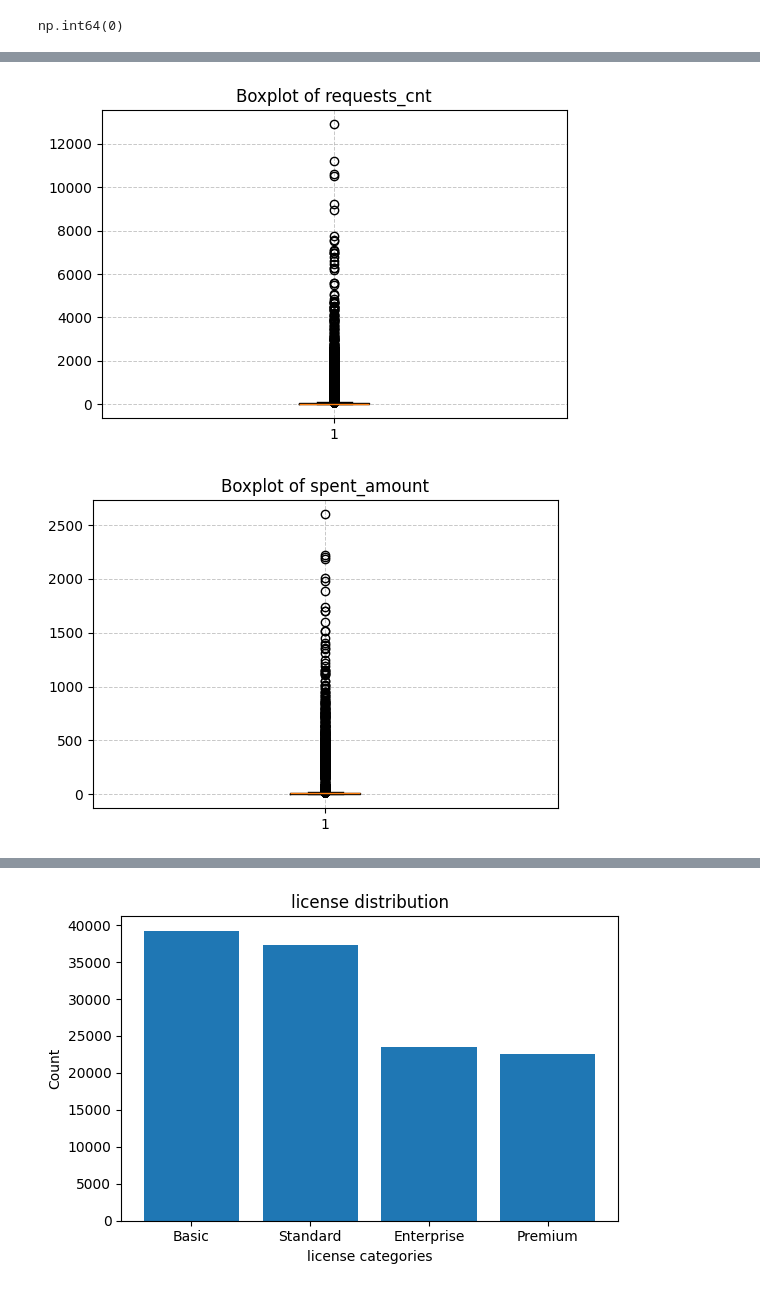
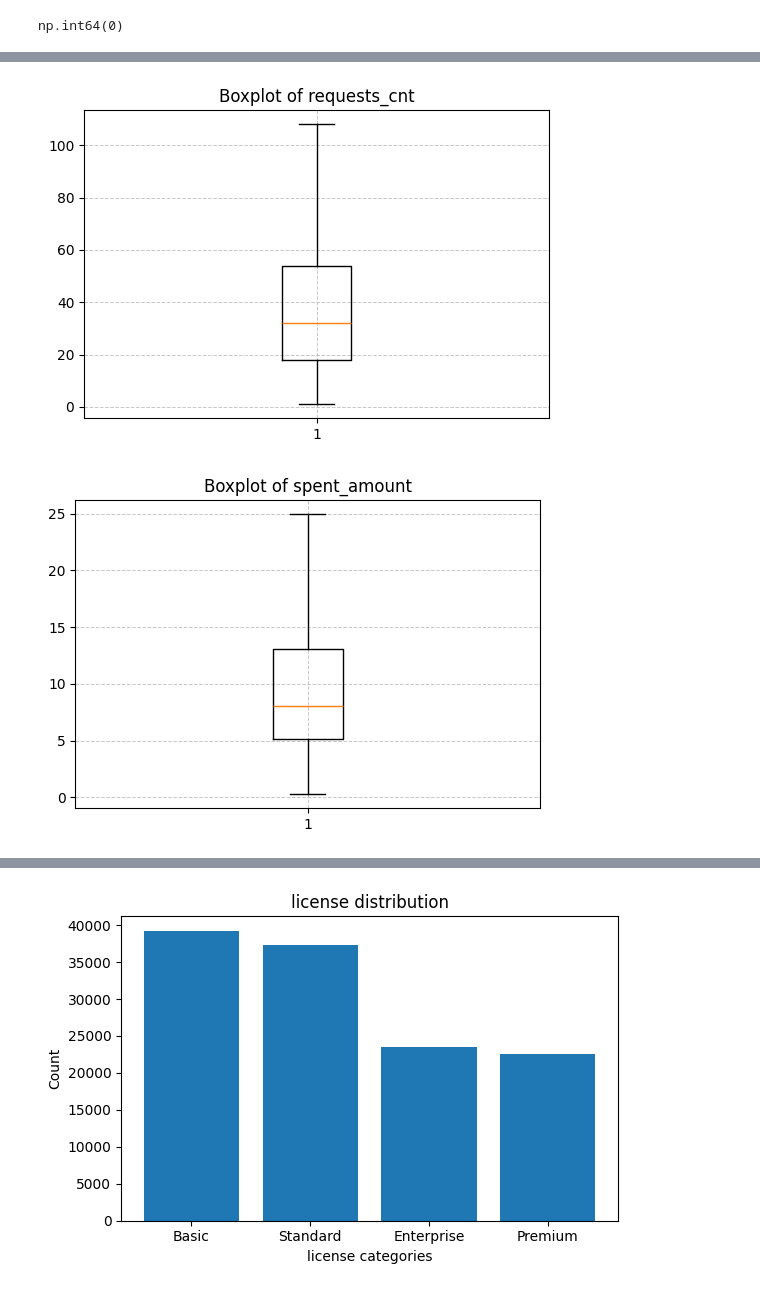
Before and after one commit to DominikaStefaniak/ML-Features-Usage-in-IDEs, a Jupyter notebook: users_activity_analysis.ipynb, the cells around one changed output, grey strips where cells are left out. Cells and saved outputs as stored; diff of their text form; code cells hidden in the pictures.

```diff
--- a/users_activity_analysis.ipynb
+++ b/users_activity_analysis.ipynb
@@ -56,3 +57,9 @@ df.describe()
 df.duplicated().sum()
 # %% [output]
 np.int64(0)
+# %%
+cat_cols = ["license", "model", "feature"]
+
+for col in cat_cols:
+    cat = df[col]. unique()
+    print(cat)
@@ -62,0 +77,9 @@ General observations:
+# %%
+cols = ['requests_cnt', 'spent_amount']
+
+for col in cols:
+    plt.figure(figsize=(6, 4))
+    plt.boxplot(df[col], label=col)
+    plt.grid(True, linestyle='--', linewidth=0.7, alpha=0.7)
+    plt.title(f'Boxplot of {col}')
+plt.show()
@@ -63,12 +89,12 @@ General observations:
 # %%
 cols = ['requests_cnt', 'spent_amount']
 
 for col in cols:
     plt.figure(figsize=(6, 4))
-    plt.boxplot(df[col], label=col)
+    plt.boxplot(df[col], label=col, showfliers=False)
     plt.grid(True, linestyle='--', linewidth=0.7, alpha=0.7)
     plt.title(f'Boxplot of {col}')
 plt.show()
 # %% [output]
-[figure, old version]
+[figure, new version]
-[figure, old version]
+[figure, new version]
```
Also changed, not shown: parts of 26 cells of this notebook.
